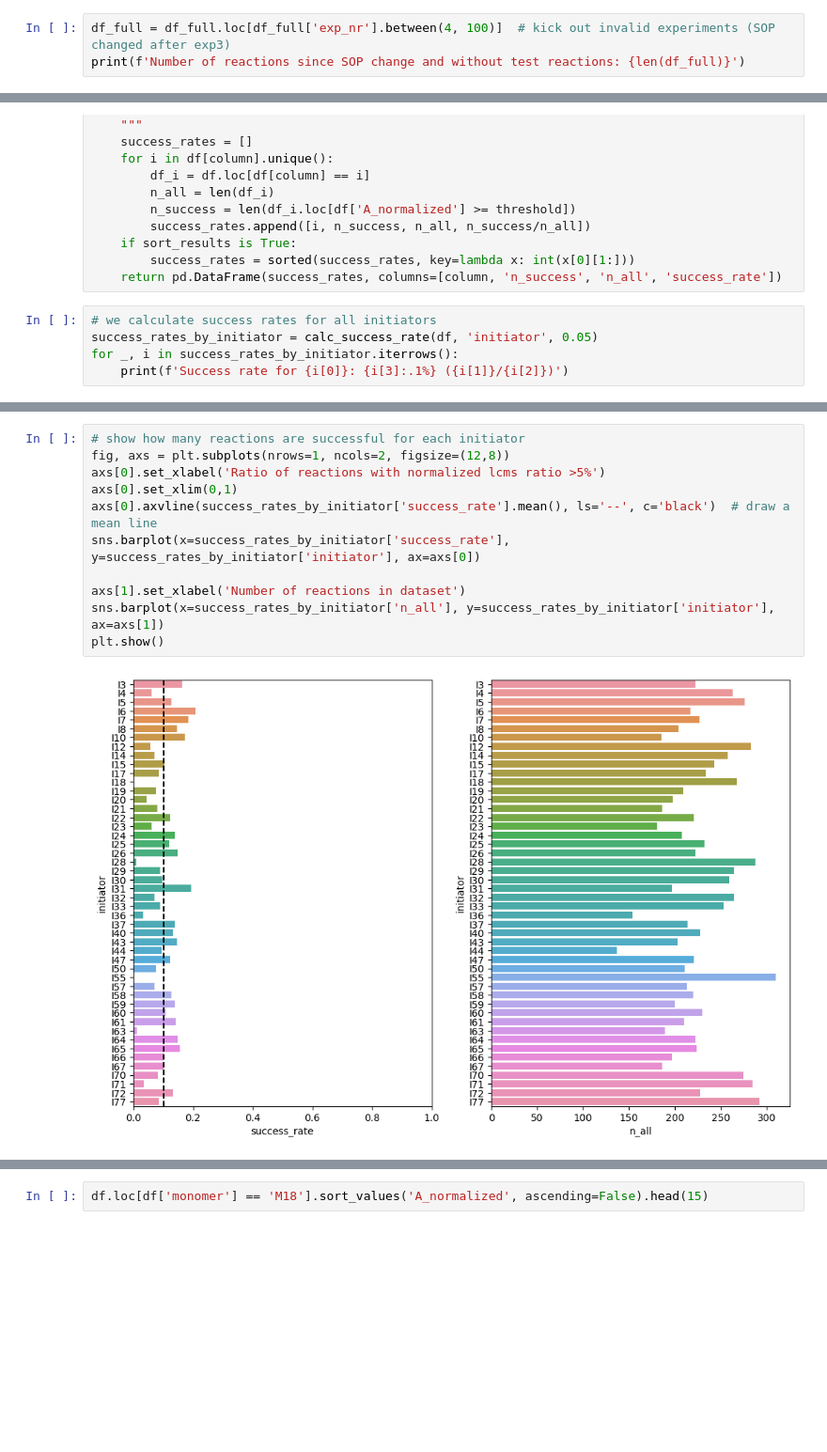
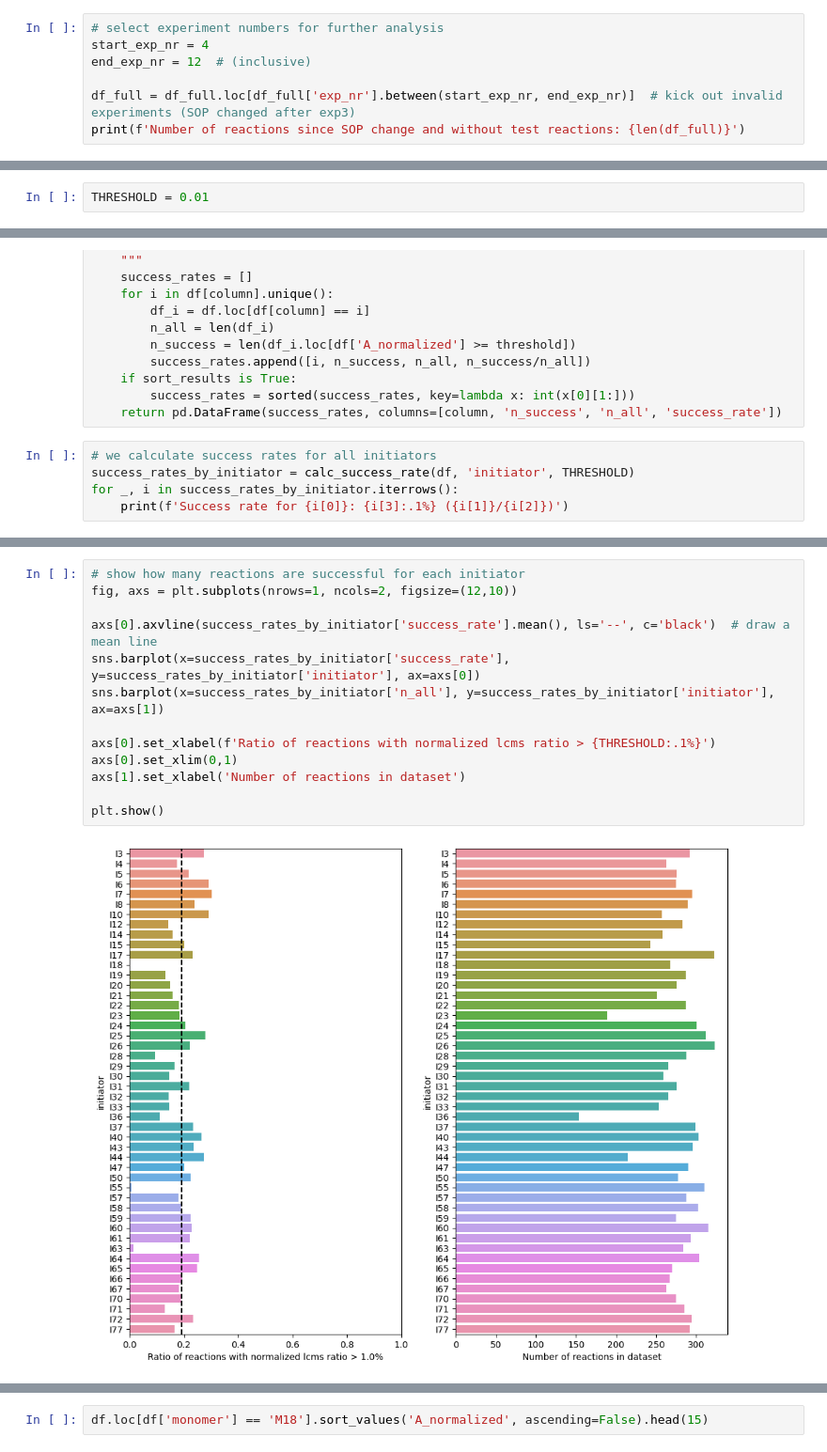
Before and after one commit to jugoetz/library-generation, a Jupyter notebook: notebooks/data_analysis/exploratory_data_analysis.ipynb, the cells around one changed output, grey strips where cells are left out. Shown at 94% size. Saved outputs shown, nothing was run; the diff lists cells and outputs as text; blank space fills up the shorter version.

```diff
--- a/notebooks/data_analysis/exploratory_data_analysis.ipynb
+++ b/notebooks/data_analysis/exploratory_data_analysis.ipynb
@@ -39,4 +68,8 @@ Number of reactions (in total): 21544
 # %%
-df_full = df_full.loc[df_full['exp_nr'].between(4, 100)]  # kick out invalid experiments (SOP changed after exp3)
+# select experiment numbers for further analysis
+start_exp_nr = 4
+end_exp_nr = 12  # (inclusive)
+
+df_full = df_full.loc[df_full['exp_nr'].between(start_exp_nr, end_exp_nr)]  # kick out invalid experiments (SOP changed after exp3)
 print(f'Number of reactions since SOP change and without test reactions: {len(df_full)}')
 # %% [output]
@@ -312,3 +344,5 @@ Let's look into details: __For each initator, how many reactions have worked abo
+# %%
+THRESHOLD = 0.01
 # %%
 def calc_success_rate(df, column, threshold, sort_results=True):
     """
@@ -330,7 +364,7 @@ def calc_success_rate(df, column, threshold, sort_results=True):
     return pd.DataFrame(success_rates, columns=[column, 'n_success', 'n_all', 'success_rate'])
 # %%
 # we calculate success rates for all initiators
-success_rates_by_initiator = calc_success_rate(df, 'initiator', 0.05)
+success_rates_by_initiator = calc_success_rate(df, 'initiator', THRESHOLD)
 for _, i in success_rates_by_initiator.iterrows():
     print(f'Success rate for {i[0]}: {i[3]:.1%} ({i[1]}/{i[2]})')
 # %% [output]
@@ -400,16 +434,18 @@ Success rate for T40: 5.7% (15/261)
 # %%
 # show how many reactions are successful for each initiator
-fig, axs = plt.subplots(nrows=1, ncols=2, figsize=(12,8))
-axs[0].set_xlabel('Ratio of reactions with normalized lcms ratio >5%')
-axs[0].set_xlim(0,1)
+fig, axs = plt.subplots(nrows=1, ncols=2, figsize=(12,10))
+
 axs[0].axvline(success_rates_by_initiator['success_rate'].mean(), ls='--', c='black')  # draw a mean line
 sns.barplot(x=success_rates_by_initiator['success_rate'], y=success_rates_by_initiator['initiator'], ax=axs[0])
+sns.barplot(x=success_rates_by_initiator['n_all'], y=success_rates_by_initiator['initiator'], ax=axs[1])
 
+axs[0].set_xlabel(f'Ratio of reactions with normalized lcms ratio > {THRESHOLD:.1%}')
+axs[0].set_xlim(0,1)
 axs[1].set_xlabel('Number of reactions in dataset')
-sns.barplot(x=success_rates_by_initiator['n_all'], y=success_rates_by_initiator['initiator'], ax=axs[1])
+
 plt.show()
 # %% [output]
-[figure, old version]
+[figure, new version]
 # %%
 df_full.loc[df_full['initiator'] == 'I44', 'valid'].value_counts()
 # %% [output]
```
Also changed, not shown: parts of 32 cells of this notebook.
